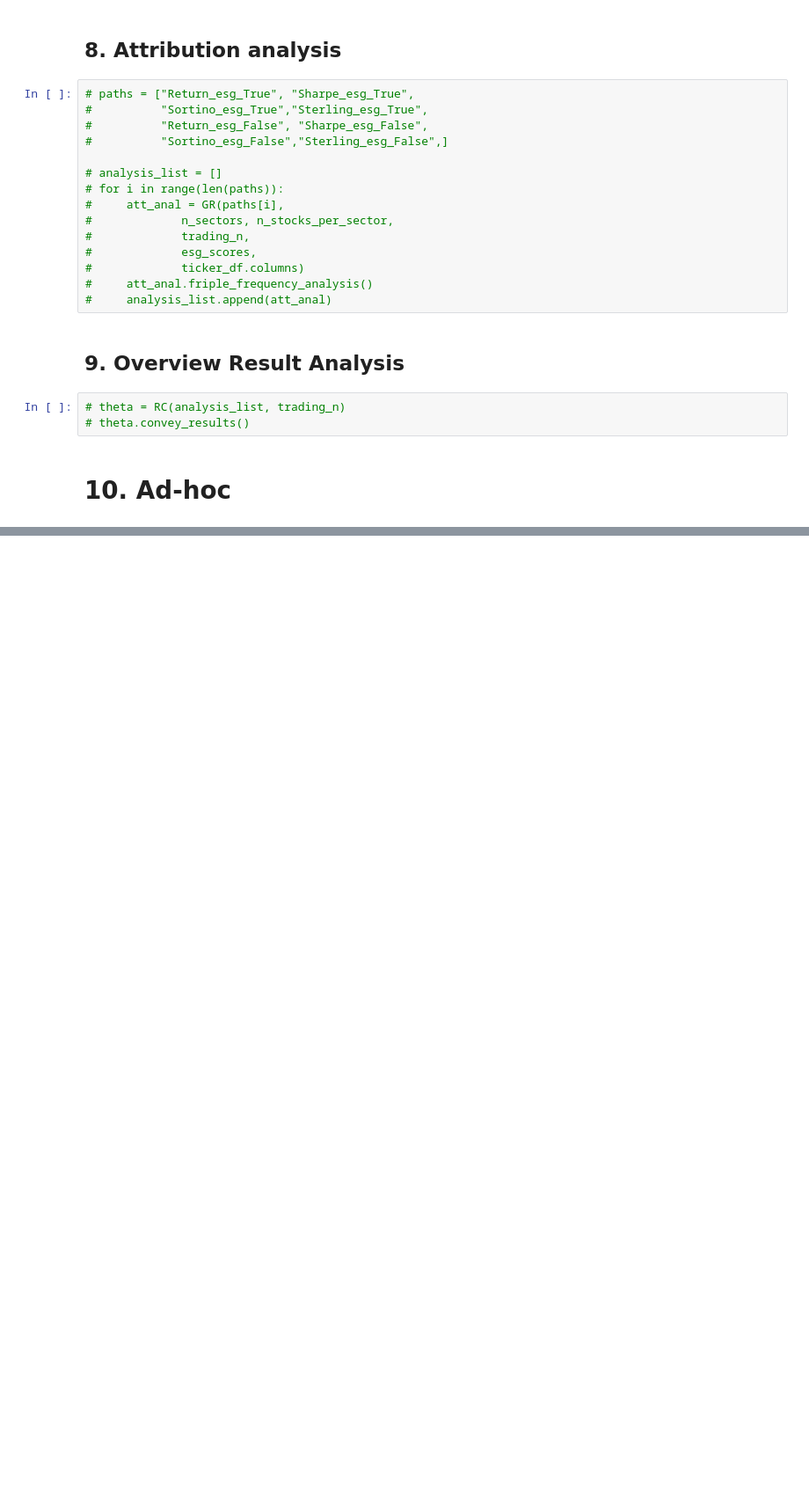
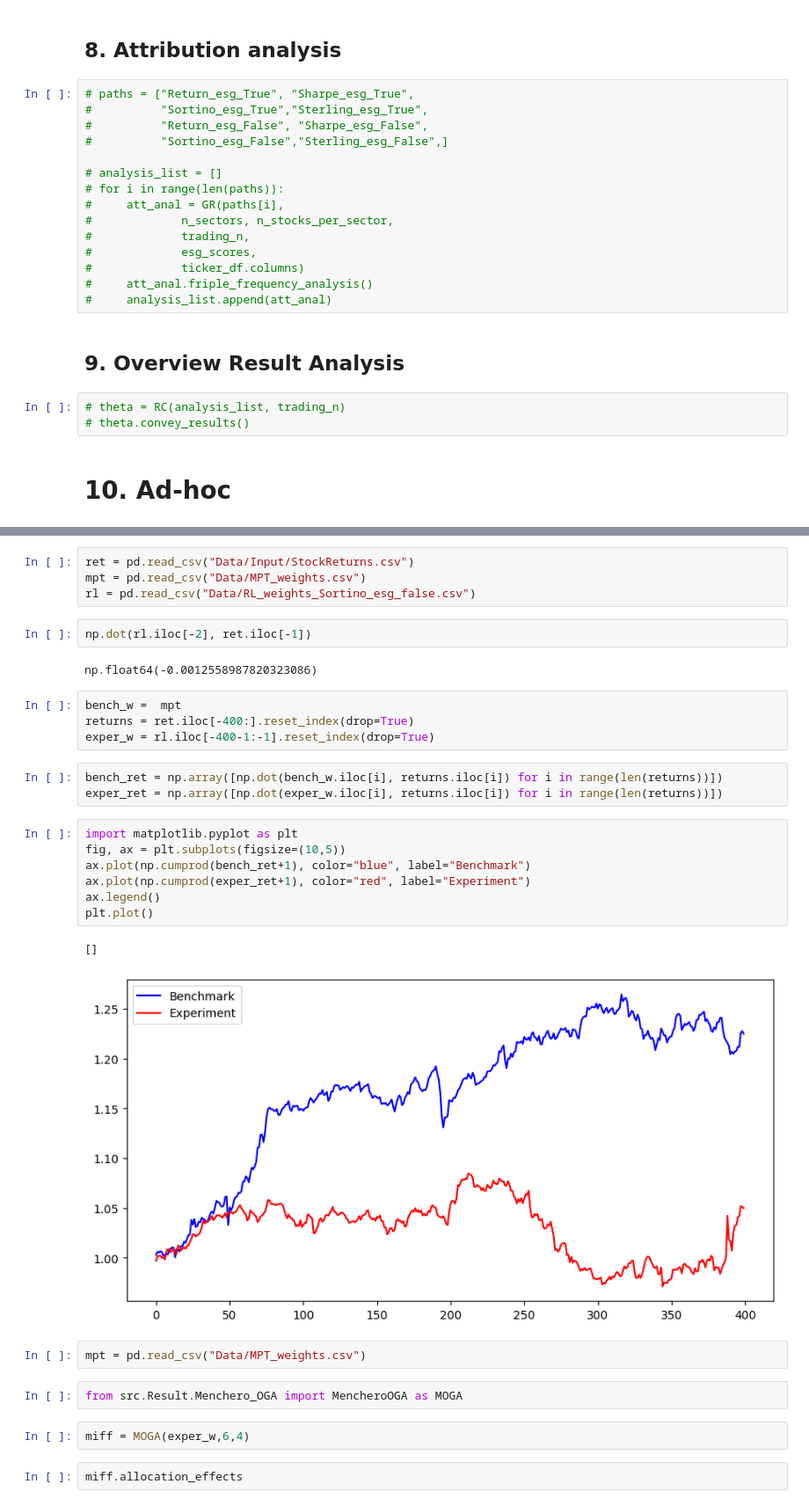
Before and after one commit to DataJakob/BBAN5000-Master-Thesis, a Jupyter notebook: test.ipynb, the cells around one changed output, grey strips where cells are left out. Shown at 88% size. Saved outputs shown, nothing was run; the diff lists cells and outputs as text; blank space fills up the shorter version.

```diff
--- a/test.ipynb
+++ b/test.ipynb
@@ -207,0 +181,33 @@ padded_df
+# %%
+ret = pd.read_csv("Data/Input/StockReturns.csv")
+mpt = pd.read_csv("Data/MPT_weights.csv")
+rl = pd.read_csv("Data/RL_weights_Sortino_esg_false.csv")
+# %%
+np.dot(rl.iloc[-2], ret.iloc[-1])
+# %% [output]
+np.float64(-0.0012558987820323086)
+# %%
+bench_w =  mpt
+returns = ret.iloc[-400:].reset_index(drop=True)
+exper_w = rl.iloc[-400-1:-1].reset_index(drop=True)
+# %%
+bench_ret = np.array([np.dot(bench_w.iloc[i], returns.iloc[i]) for i in range(len(returns))])
+exper_ret = np.array([np.dot(exper_w.iloc[i], returns.iloc[i]) for i in range(len(returns))])
+# %%
+import matplotlib.pyplot as plt
+fig, ax = plt.subplots(figsize=(10,5))
+ax.plot(np.cumprod(bench_ret+1), color="blue", label="Benchmark")
+ax.plot(np.cumprod(exper_ret+1), color="red", label="Experiment")
+ax.legend()
+plt.plot()
+# %% [output]
+[]
+[figure, added]
+# %%
+mpt = pd.read_csv("Data/MPT_weights.csv")
+# %%
+from src.Result.Menchero_OGA import MencheroOGA as MOGA
+# %%
+miff = MOGA(exper_w,6,4)
+# %%
+miff.allocation_effects
```
Also changed, not shown: parts of 21 cells of this notebook, 26 other files.
